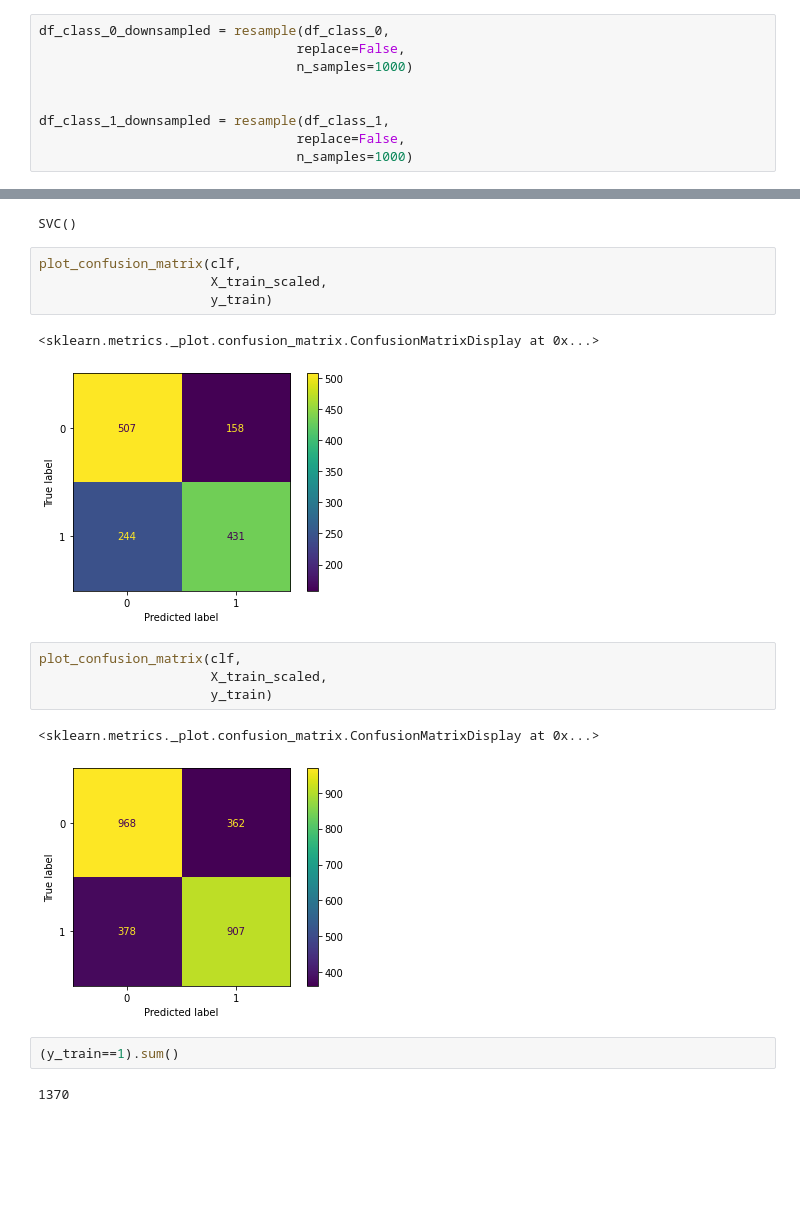
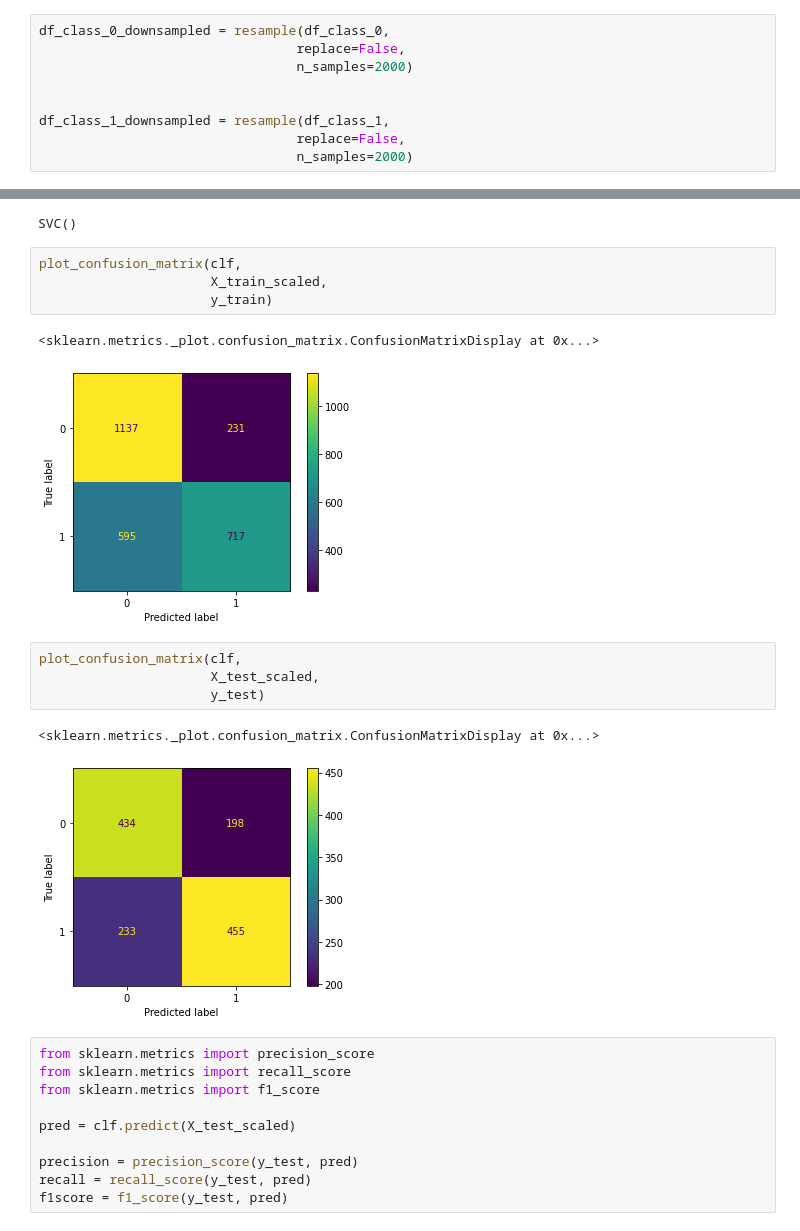
Before and after one commit to elisiojsj/Polish-Companies-Bankruptcy, a Jupyter notebook: Polish_Companies_Bankruptcy.ipynb, the cells around one changed output, grey strips where cells are left out. Drawn from its saved outputs; the diff is of its cells as text; blank space fills up the shorter version.

Commit message:
metrics

```diff
--- a/Polish_Companies_Bankruptcy.ipynb
+++ b/Polish_Companies_Bankruptcy.ipynb
@@ -196,9 +178,9 @@ df_class_0_downsampled = resample(df_class_0,
 # %%
 df_class_0_downsampled = resample(df_class_0,
                                  replace=False,
-                                 n_samples=1000)
+                                 n_samples=2000)
 
 
 df_class_1_downsampled = resample(df_class_1,
                                  replace=False,
-                                 n_samples=1000)
+                                 n_samples=2000)
@@ -225,15 +213,21 @@ plot_confusion_matrix(clf,
                       y_train)
 # %% [output]
 <sklearn.metrics._plot.confusion_matrix.ConfusionMatrixDisplay at 0x...>
-[figure, old version]
+[figure, new version]
 # %%
 plot_confusion_matrix(clf,
-                      X_train_scaled,
-                      y_train)
+                      X_test_scaled,
+                      y_test)
 # %% [output]
 <sklearn.metrics._plot.confusion_matrix.ConfusionMatrixDisplay at 0x...>
-[figure, old version]
+[figure, new version]
-# %%
-(y_train==1).sum()
-# %% [output]
-1370
+# %%
+from sklearn.metrics import precision_score
+from sklearn.metrics import recall_score
+from sklearn.metrics import f1_score
+
+pred = clf.predict(X_test_scaled)
+
+precision = precision_score(y_test, pred)
+recall = recall_score(y_test, pred)
+f1score = f1_score(y_test, pred)
```
Also changed, not shown: parts of 20 cells of this notebook.
